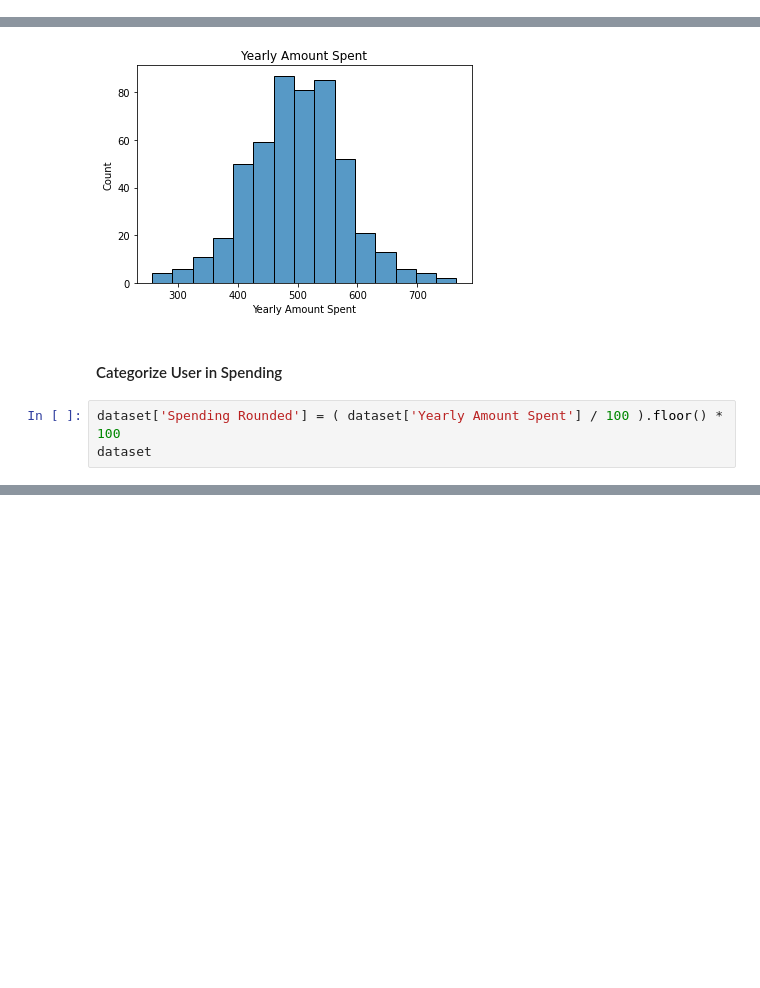
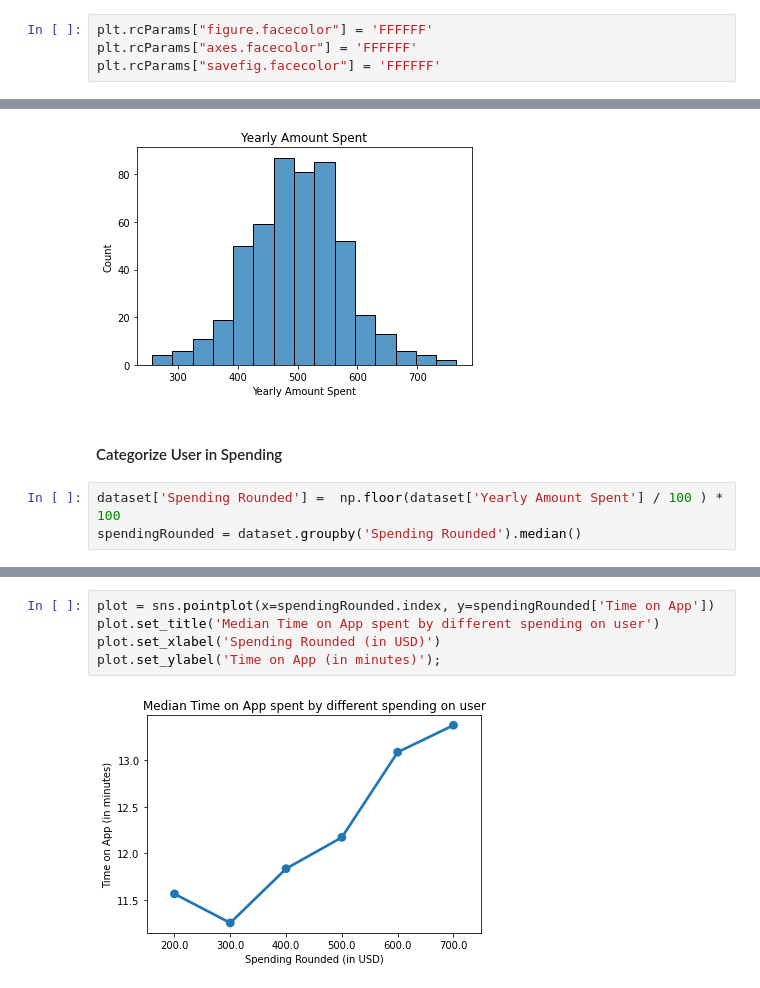
Before and after one commit to daeisbae/KaggleEcommerceAnalysisAndML, a Jupyter notebook: DataAnalysis.ipynb, the cells around one changed output, grey strips where cells are left out. Saved outputs shown, nothing was run; the diff lists cells and outputs as text; blank space fills up the shorter version.

```diff
--- a/DataAnalysis.ipynb
+++ b/DataAnalysis.ipynb
@@ -5,6 +5,10 @@ import seaborn as sns
 import numpy as np
 
 %matplotlib inline
+# %%
+plt.rcParams["figure.facecolor"] = 'FFFFFF'
+plt.rcParams["axes.facecolor"] = 'FFFFFF'
+plt.rcParams["savefig.facecolor"] = 'FFFFFF'
 # %%
 dataset = pd.read_csv("EcommerceCustomers.csv")
 # %%
@@ -60,5 +86,5 @@ plot.set_title('Yearly Amount Spent');
 # %% [markdown]
 #### Categorize User in Spending
 # %%
-dataset['Spending Rounded'] = ( dataset['Yearly Amount Spent'] / 100 ).floor() * 100
-dataset
+dataset['Spending Rounded'] =  np.floor(dataset['Yearly Amount Spent'] / 100 ) * 100
+spendingRounded = dataset.groupby('Spending Rounded').median()
@@ -78,0 +91,7 @@ dataset
+# %%
+plot = sns.pointplot(x=spendingRounded.index, y=spendingRounded['Time on App'])
+plot.set_title('Median Time on App spent by different spending on user')
+plot.set_xlabel('Spending Rounded (in USD)')
+plot.set_ylabel('Time on App (in minutes)');
+# %% [output]
+[figure, added]
```
Also changed, not shown: parts of 18 cells of this notebook, 1 other file.
